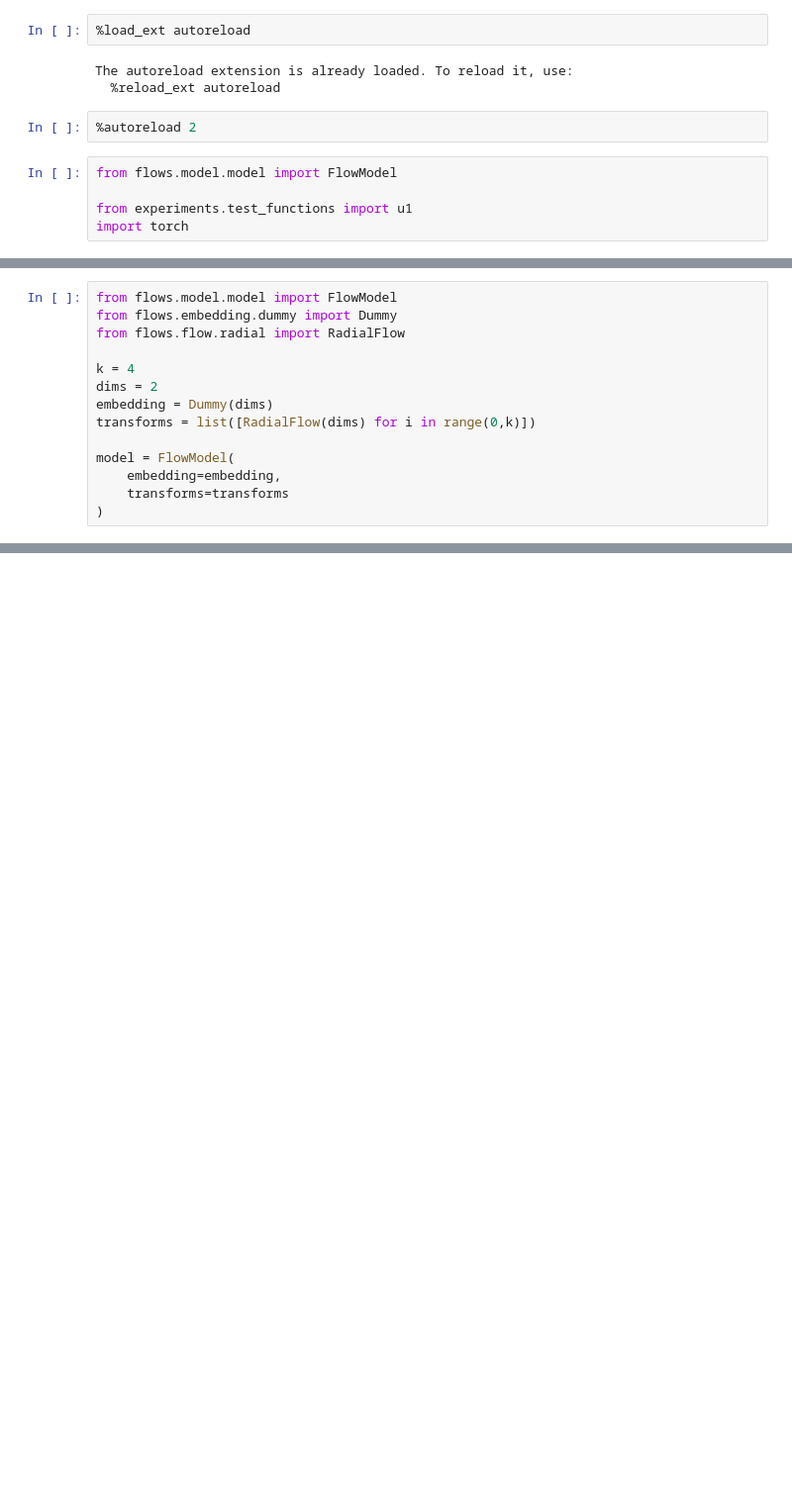
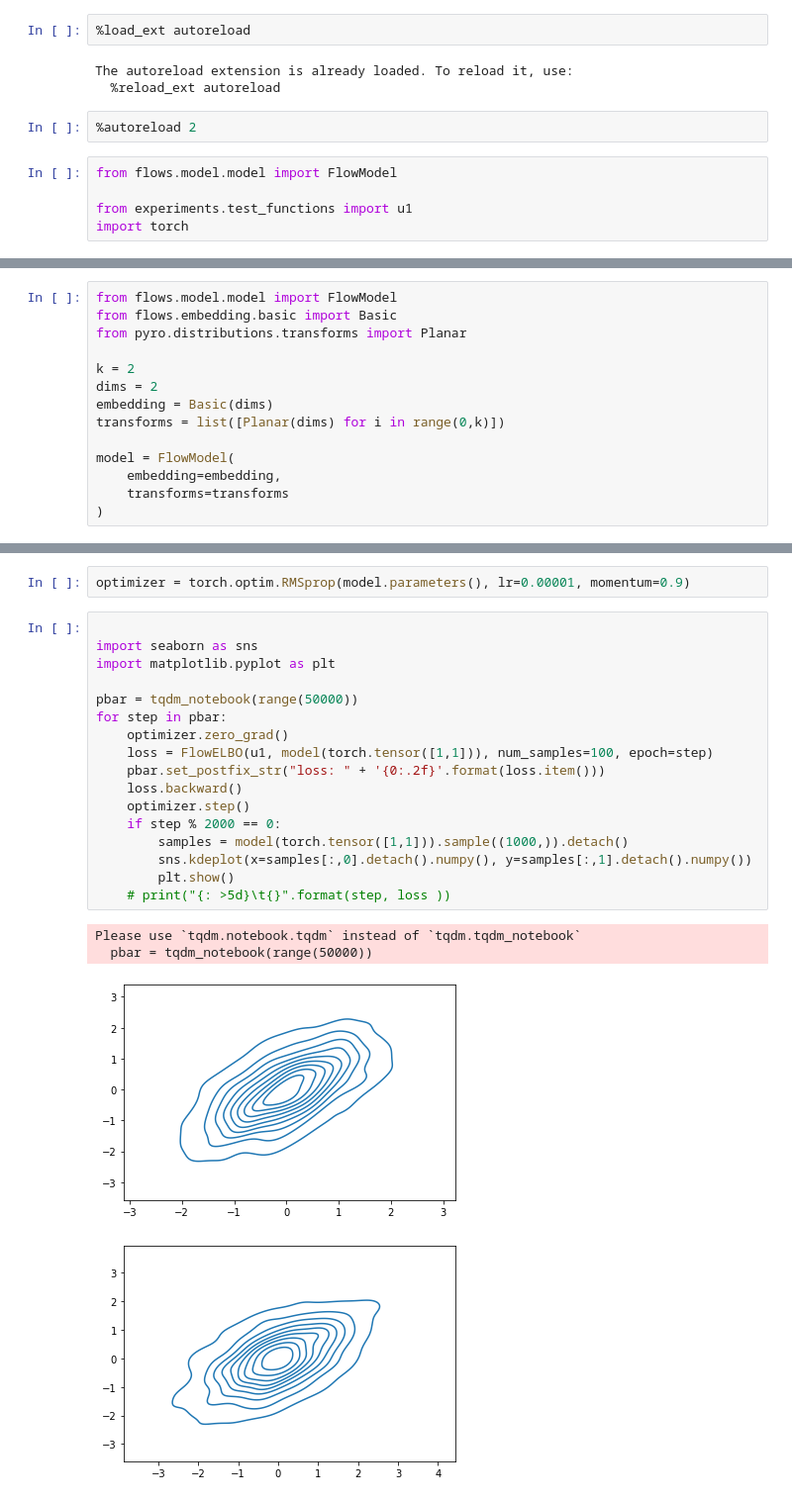
Before and after one commit to ATML-Group-12/normalising_flows, a Jupyter notebook: visual.ipynb, the cells around one changed output, grey strips where cells are left out. Shown: that part at 99% size. Drawn from its saved outputs; the diff is of its cells as text; blank space fills up the shorter version.

```diff
--- a/visual.ipynb
+++ b/visual.ipynb
@@ -36,12 +36,12 @@ plt.show()
 # %%
 from flows.model.model import FlowModel
-from flows.embedding.dummy import Dummy
-from flows.flow.radial import RadialFlow
+from flows.embedding.basic import Basic
+from pyro.distributions.transforms import Planar
 
-k = 4
+k = 2
 dims = 2
-embedding = Dummy(dims)
-transforms = list([RadialFlow(dims) for i in range(0,k)])
+embedding = Basic(dims)
+transforms = list([Planar(dims) for i in range(0,k)])
 
 model = FlowModel(
     embedding=embedding,
@@ -57,0 +64,24 @@ tensor([-0.4551, -0.4551])
+# %%
+optimizer = torch.optim.RMSprop(model.parameters(), lr=0.00001, momentum=0.9)
+# %%
+
+import seaborn as sns
+import matplotlib.pyplot as plt
+
+pbar = tqdm_notebook(range(50000))
+for step in pbar:
+    optimizer.zero_grad()
+    loss = FlowELBO(u1, model(torch.tensor([1,1])), num_samples=100, epoch=step)
+    pbar.set_postfix_str("loss: " + '{0:.2f}'.format(loss.item()))
+    loss.backward()
+    optimizer.step()
+    if step % 2000 == 0:
+        samples = model(torch.tensor([1,1])).sample((1000,)).detach()
+        sns.kdeplot(x=samples[:,0].detach().numpy(), y=samples[:,1].detach().numpy())
+        plt.show()
+    # print("{: >5d}\t{}".format(step, loss ))
+# %% [output]
+Please use `tqdm.notebook.tqdm` instead of `tqdm.tqdm_notebook`
+  pbar = tqdm_notebook(range(50000))
+[figure, added]
+[figure, added]
```
Also changed, not shown: parts of 7 cells of this notebook, 7 other files.
